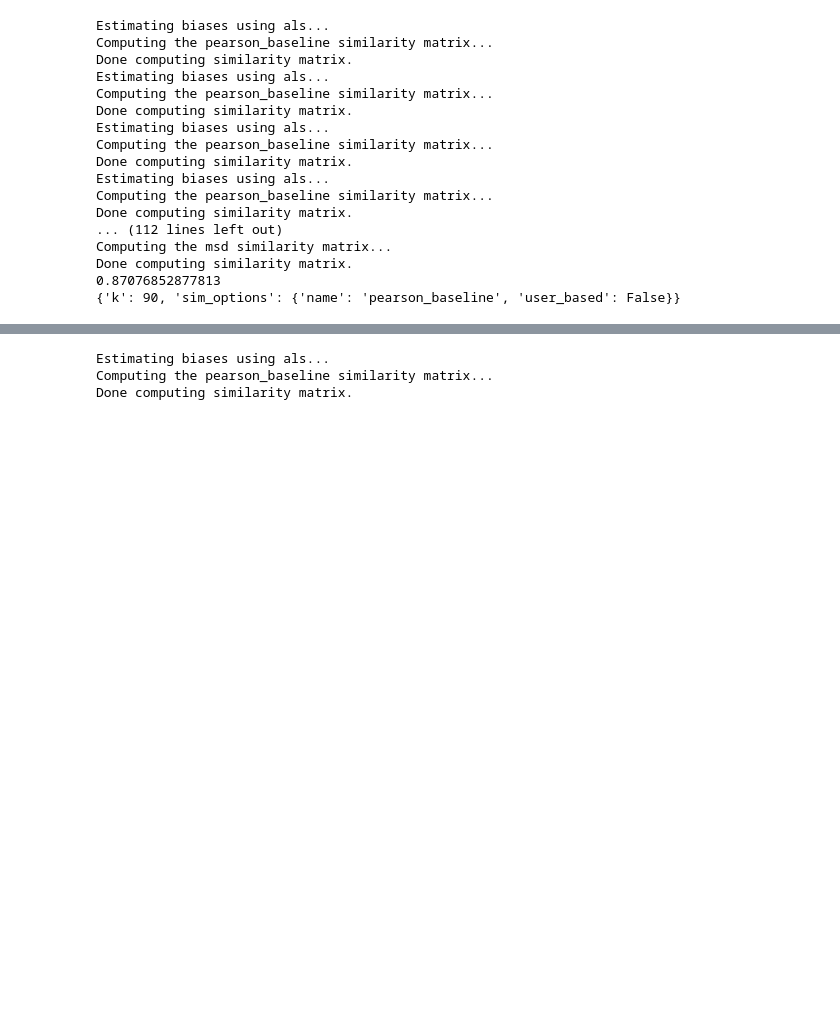
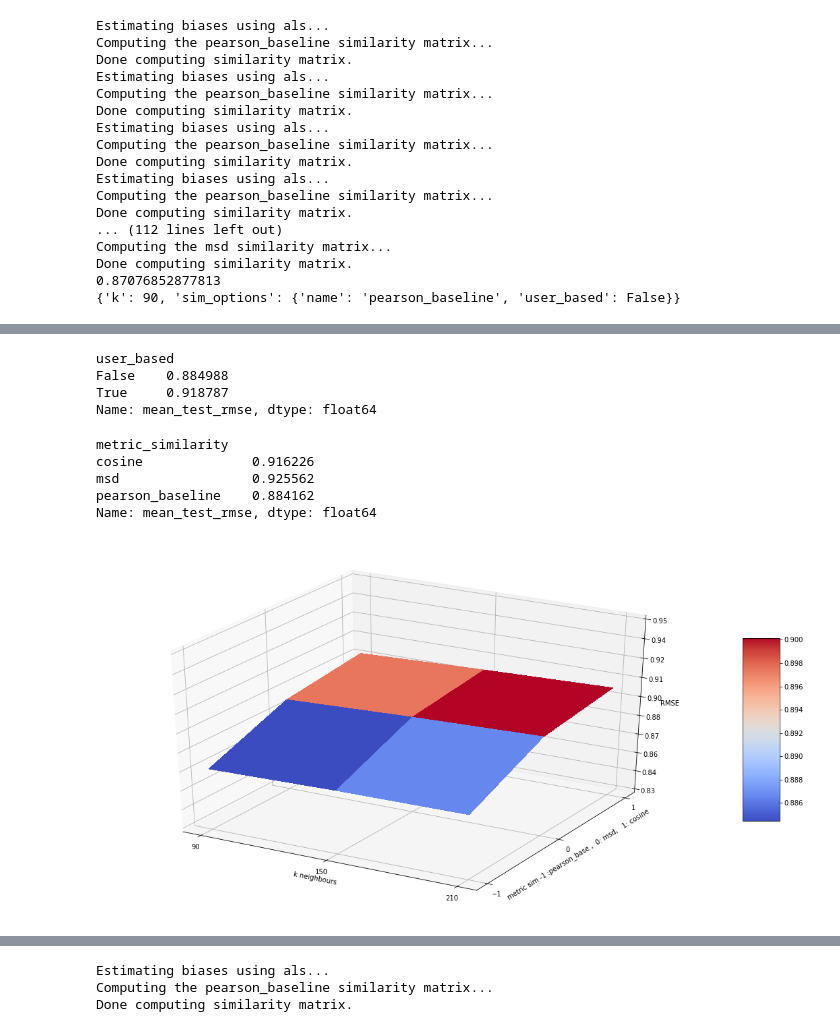
Before and after one commit to zamarseny/homework_python, a Jupyter notebook: recsys/HW colaborative filtering.ipynb, the cells around one changed output, grey strips where cells are left out. Cells and saved outputs as stored; diff of their text form; code cells hidden in the pictures; blank space fills up the shorter version.

```diff
--- a/recsys/HW colaborative filtering.ipynb
+++ b/recsys/HW colaborative filtering.ipynb
@@ -287,0 +289,4 @@ Done computing similarity matrix.
+# %%
+results_df['user_based']=results_df.param_sim_options.apply(lambda x: x.get('user_based'))
+# %%
+results_df['metric_similarity']=results_df.param_sim_options.apply(lambda x: x.get('name'))
@@ -287,0 +313,12 @@ Done computing similarity matrix.
+# %%
+results_df['metric_encoded']=0
+results_df.loc[ (results_df.metric_similarity=='cosine'), 'metric_encoded'] = 1
+results_df.loc[ (results_df.metric_similarity=='pearson_baseline'), 'metric_encoded'] = -1
+#results_df
+# %%
+results_df.groupby('user_based')['mean_test_rmse'].mean()
+# %% [output]
+user_based
+False    0.884988
+True     0.918787
+Name: mean_test_rmse, dtype: float64
@@ -287,0 +327,8 @@ Done computing similarity matrix.
+# %%
+results_df.groupby('metric_similarity')['mean_test_rmse'].mean()
+# %% [output]
+metric_similarity
+cosine              0.916226
+msd                 0.925562
+pearson_baseline    0.884162
+Name: mean_test_rmse, dtype: float64
@@ -287,0 +340,45 @@ Done computing similarity matrix.
+# %%
+plt.rcParams["figure.figsize"] = (20,10)
+# %%
+fig = plt.figure()
+ax = fig.gca(projection='3d')
+
+# Make data.
+X = [90, 150, 210]#results_df.param_k#np.arange(-5, 5, 0.25)
+Y = ['cosine', 'msd', 'pearson_baseline']#results_df.metric_similarity#np.arange(-5, 5, 0.25)
+Y1= [1,0,-1]
+X, Y1 = np.meshgrid(X, Y1)
+#Z=np.zeros((3,3))
+
+for i in range(3):
+    for j in range(3):
+        #Z[i][j]=X[i][j]
+        Z[i][j] = float(results_df[(results_df.user_based==False) & (results_df.param_k==X[i][j]) & \
+                          (results_df.metric_similarity==Y[i])]['mean_test_rmse'].values)#np.sin(R)
+
+# Plot the surface.
+surf = ax.plot_surface(X, Y1, Z, cmap=cm.coolwarm,
+                       linewidth=0, antialiased=False)
+
+
+ax.axes.set_xticks(X[0])
+ax.axes.set_yticks(Y1[:, 0])
+
+# Customize the z axis.
+ax.set_zlim(.83, 0.95)
+ax.zaxis.set_major_locator(LinearLocator(10))
+ax.zaxis.set_major_formatter(FormatStrFormatter('%.02f'))
+
+ax.set_xlabel('k neighbours')
+ax.set_ylabel('metric sim -1 :pearson_base ,  0: msd,   1: cosine')
+ax.set_zlabel('RMSE')
+
+# Add a color bar which maps values to colors.
+fig.colorbar(surf, shrink=0.5, aspect=5)
+
+#plt.figure(figsize=(20,10))
+
+
+plt.show()
+# %% [output]
+[figure, added]
```
Also changed, not shown: parts of 11 cells of this notebook.
